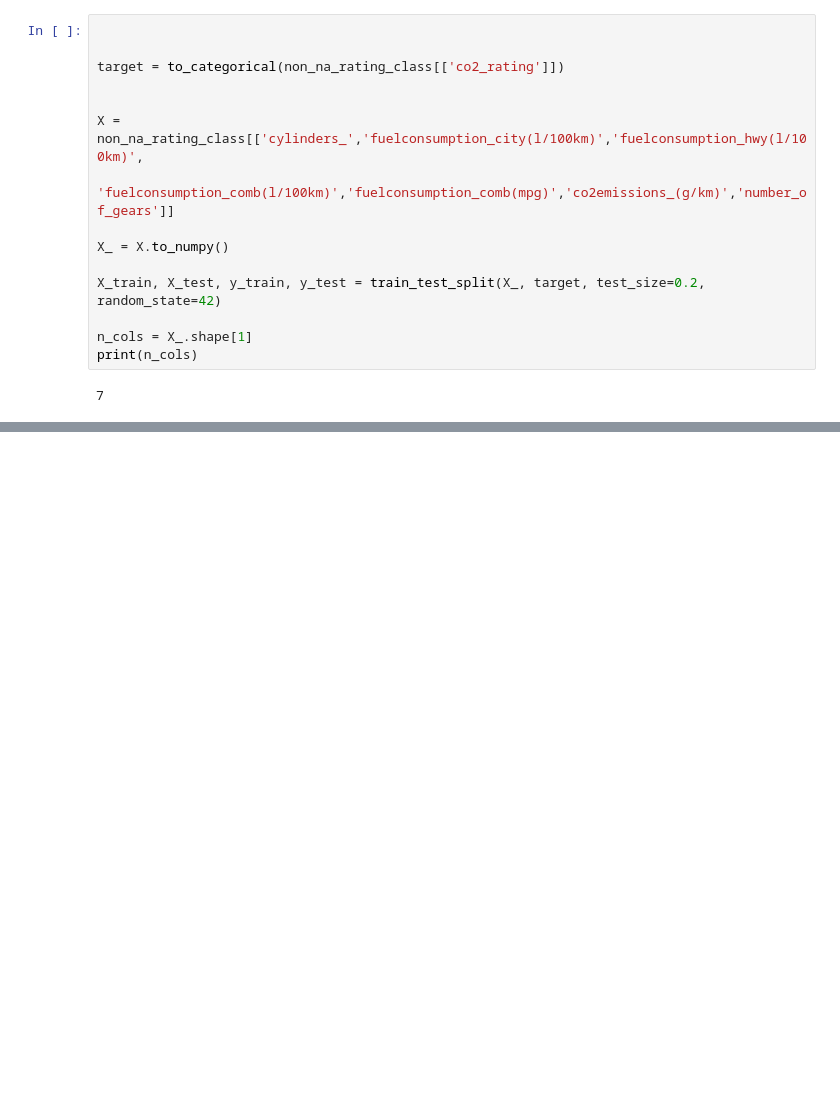
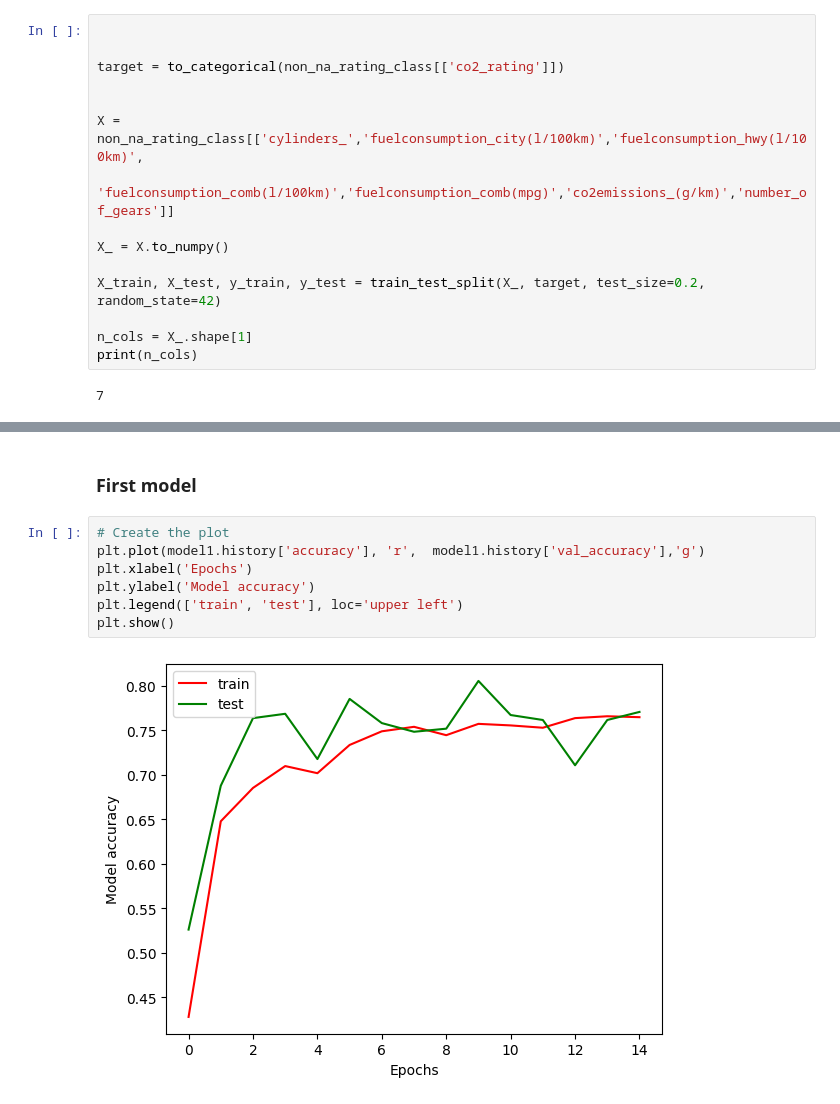
Before and after one commit to lfunderburk/machine-learning-capstone, a Jupyter notebook: notebooks/classification-fuel-ratings.ipynb, the cells around one changed output, grey strips where cells are left out. Drawn from its saved outputs; the diff is of its cells as text; blank space fills up the shorter version.

```diff
--- a/notebooks/classification-fuel-ratings.ipynb
+++ b/notebooks/classification-fuel-ratings.ipynb
@@ -522,3 +522,14 @@ Epoch 23/300
 180/180 [==============================] - 0s 2ms/step - loss: 0.4887 - accuracy: 0.7784 - val_loss: 0.5029 - val_accuracy: 0.7833
 Epoch 24/300
 180/180 [==============================] - 0s 1ms/step - loss: 0.4892 - accuracy: 0.7746 - val_loss: 0.4445 - val_accuracy: 0.7895
+# %% [markdown]
+### First model
+# %%
+# Create the plot
+plt.plot(model1.history['accuracy'], 'r',  model1.history['val_accuracy'],'g')
+plt.xlabel('Epochs')
+plt.ylabel('Model accuracy')
+plt.legend(['train', 'test'], loc='upper left')
+plt.show()
+# %% [output]
+[figure, added]
```
Also changed, not shown: parts of 10 cells of this notebook.
